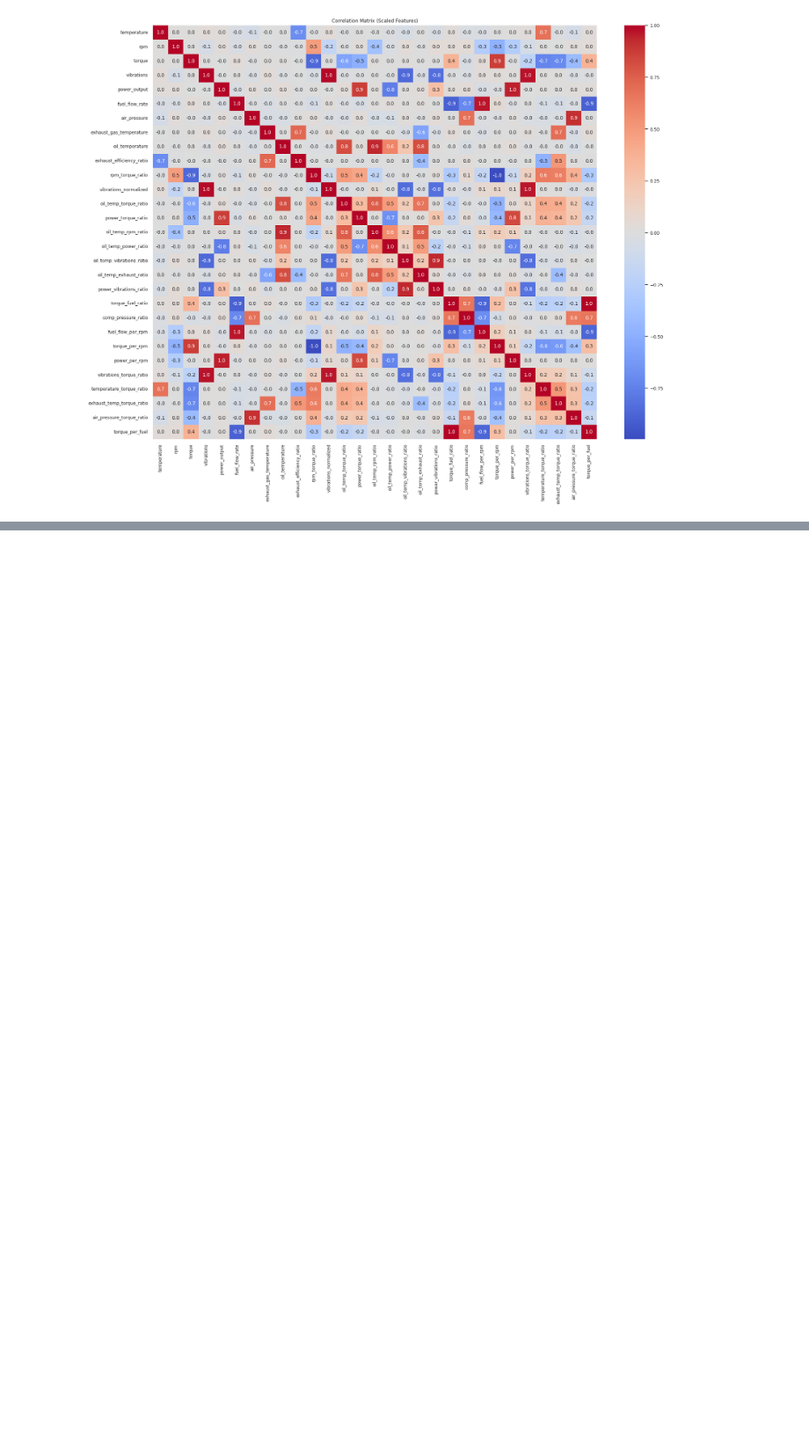
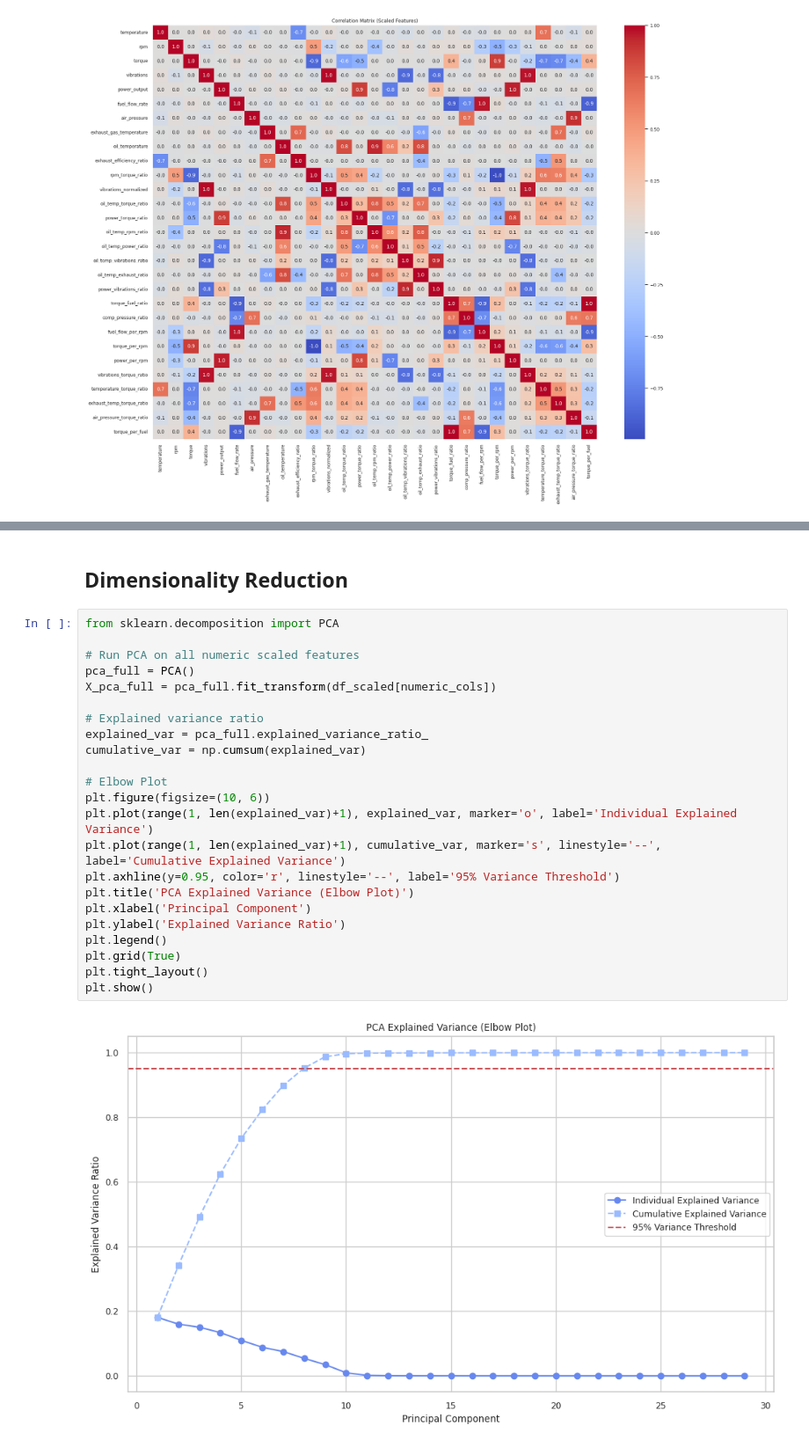
Before and after one commit to gareytwin1/gas-turbine-fault-detection, a Jupyter notebook: gas_turbine_fault_detection.ipynb, the cells around one changed output, grey strips where cells are left out. Shown at 88% size. Drawn from its saved outputs; the diff is of its cells as text; blank space fills up the shorter version.

Commit message:
Implement dimensionality reduction using PCA

```diff
--- a/gas_turbine_fault_detection.ipynb
+++ b/gas_turbine_fault_detection.ipynb
@@ -591,0 +673,27 @@ plt.show()
+# %% [markdown]
+## Dimensionality Reduction
+# %%
+from sklearn.decomposition import PCA
+
+# Run PCA on all numeric scaled features
+pca_full = PCA()
+X_pca_full = pca_full.fit_transform(df_scaled[numeric_cols])
+
+# Explained variance ratio
+explained_var = pca_full.explained_variance_ratio_
+cumulative_var = np.cumsum(explained_var)
+
+# Elbow Plot
+plt.figure(figsize=(10, 6))
+plt.plot(range(1, len(explained_var)+1), explained_var, marker='o', label='Individual Explained Variance')
+plt.plot(range(1, len(explained_var)+1), cumulative_var, marker='s', linestyle='--', label='Cumulative Explained Variance')
+plt.axhline(y=0.95, color='r', linestyle='--', label='95% Variance Threshold')
+plt.title('PCA Explained Variance (Elbow Plot)')
+plt.xlabel('Principal Component')
+plt.ylabel('Explained Variance Ratio')
+plt.legend()
+plt.grid(True)
+plt.tight_layout()
+plt.show()
+# %% [output]
+[figure, added]
```
Also changed, not shown: parts of 4 cells of this notebook.
